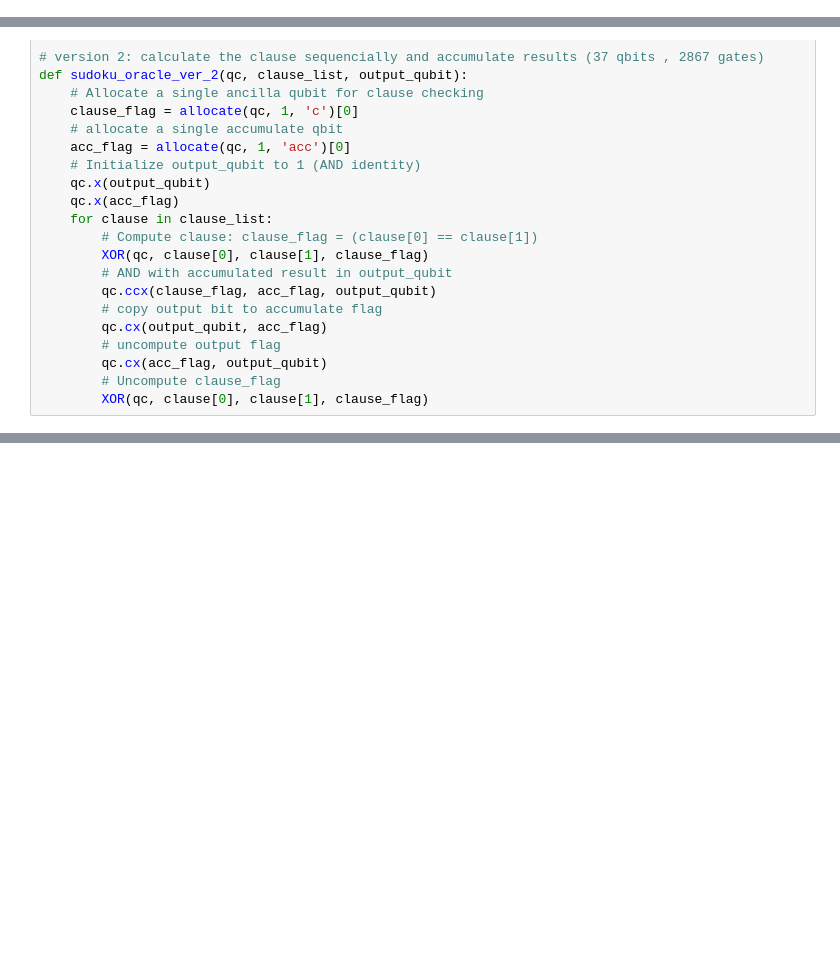
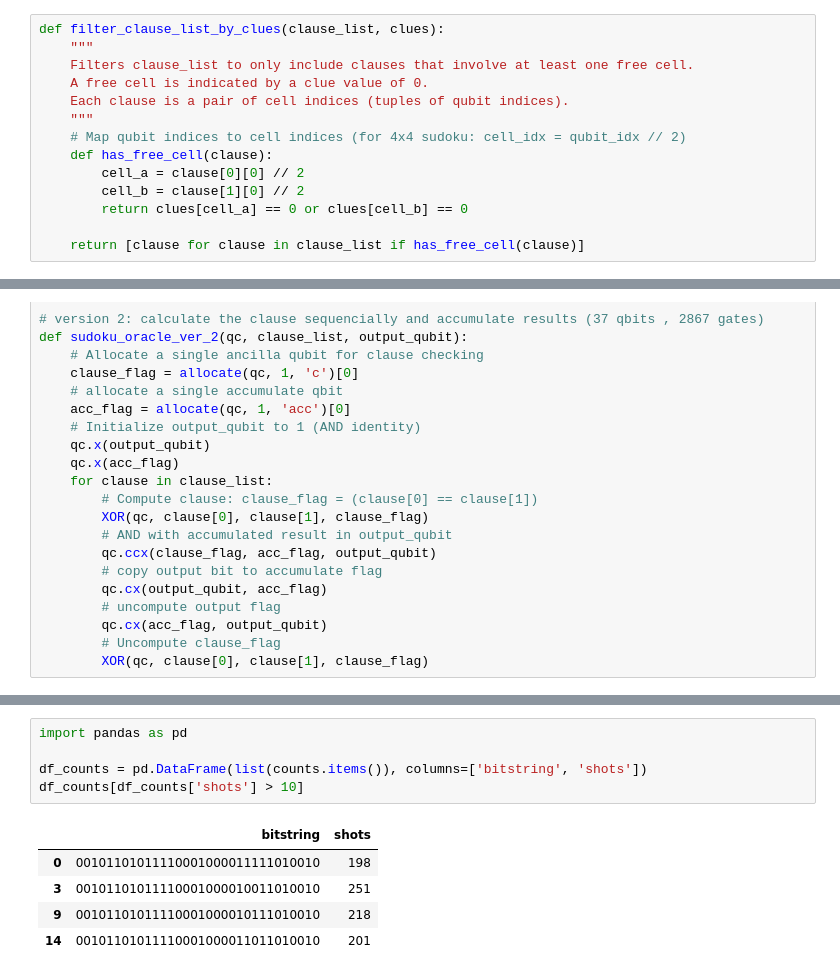
Before and after one commit to tglik/QuantumLearn, a Jupyter notebook: sudoku.ipynb, the cells around one changed output, grey strips where cells are left out. Drawn from its saved outputs; the diff is of its cells as text; blank space fills up the shorter version.

```diff
--- a/sudoku.ipynb
+++ b/sudoku.ipynb
@@ -394,3 +413,17 @@ def sudoku_oracle(qc, clause_list, output_qubit):
+# %%
+def filter_clause_list_by_clues(clause_list, clues):
+    """
+    Filters clause_list to only include clauses that involve at least one free cell.
+    A free cell is indicated by a clue value of 0.
+    Each clause is a pair of cell indices (tuples of qubit indices).
+    """
+    # Map qubit indices to cell indices (for 4x4 sudoku: cell_idx = qubit_idx // 2)
+    def has_free_cell(clause):
+        cell_a = clause[0][0] // 2
+        cell_b = clause[1][0] // 2
+        return clues[cell_a] == 0 or clues[cell_b] == 0
+
+    return [clause for clause in clause_list if has_free_cell(clause)]
 # %%
 # create clues
 
@@ -665,0 +732,11 @@ Using backend: ibm_torino
+# %%
+import pandas as pd
+
+df_counts = pd.DataFrame(list(counts.items()), columns=['bitstring', 'shots'])
+df_counts[df_counts['shots'] > 10]
+# %% [output]
+|  | bitstring | shots |
+| 0 | 00101101011110001000011111010010 | 198 |
+| 3 | 00101101011110001000010011010010 | 251 |
+| 9 | 00101101011110001000010111010010 | 218 |
+| 14 | 00101101011110001000011011010010 | 201 |
```
Also changed, not shown: parts of 10 cells of this notebook, 1 other file.
